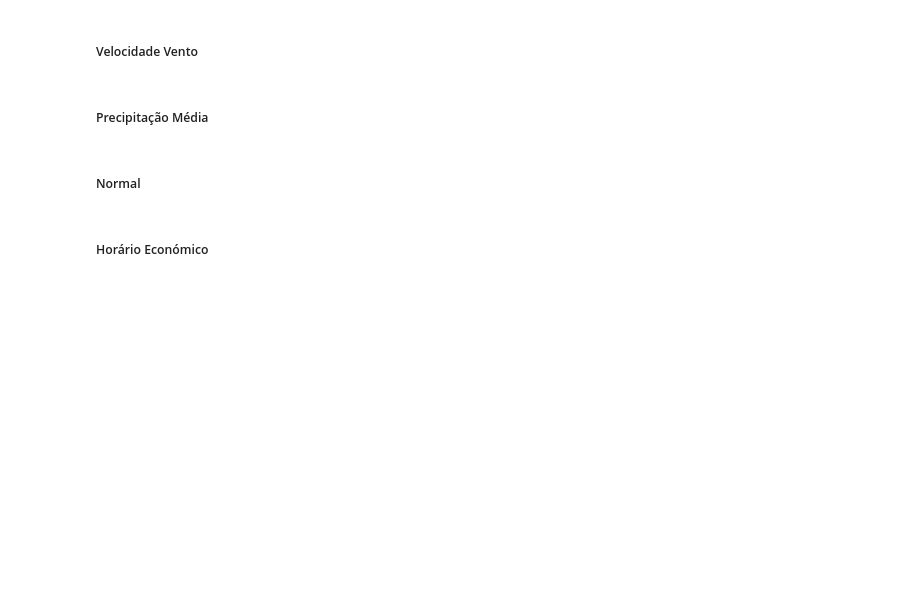
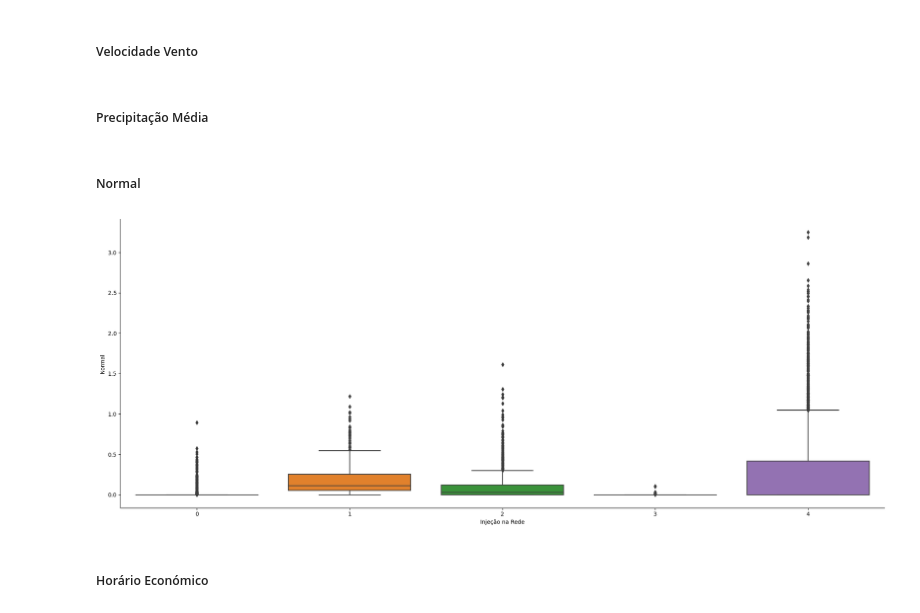
Before and after one commit to rafa2002/DAA-2324, a Jupyter notebook: competition/competition_xgboost.ipynb, the cells around one changed output. Cells and saved outputs as stored; diff of their text form; code cells hidden in the pictures; blank space fills up the shorter version.

```diff
--- a/competition/competition_xgboost.ipynb
+++ b/competition/competition_xgboost.ipynb
@@ -379,15 +427,21 @@ e_m = e_m[~(outliers_low|outliers_up)]
 ##### Humidade
 # %%
 #e_m['Humidade'] = winsorize(e_m['Humidade'], (0.0058,0.0))
+# %%
+outliers_low, outliers_up = get_outliers(0.7,1.5,'Humidade')
+# %%
+e_m.loc[outliers_low | outliers_up, 'Humidade'] = np.nan
 # %% [markdown]
 ##### Velocidade Vento
 # %%
-outliers_low, outliers_up = get_outliers(1.5,1.15,'Velocidade Vento')
+outliers_low, outliers_up = get_outliers(1.5,1.0,'Velocidade Vento')
 
-median = e_m['Velocidade Vento'].median()
+#median = e_m['Velocidade Vento'].median()
 
 # Substituindo os outliers na coluna 'Temperatura' pelo valor da mediana
-e_m.loc[outliers_low | outliers_up, 'Velocidade Vento'] = median
+#e_m.loc[outliers_low | outliers_up, 'Velocidade Vento'] = median
+# %%
+e_m.loc[outliers_low | outliers_up, 'Velocidade Vento'] = np.nan
 # %% [markdown]
 ##### Precipitação Média
 # %% [markdown]
@@ -397,3 +455,8 @@ e_m.loc[outliers_low | outliers_up, 'Velocidade Vento'] = median
+# %%
+sns.catplot( x="Injeção na Rede", y='Normal', data=e_m, kind="box", height=8, aspect=2.5)
+plt.show()
+# %% [output]
+[figure, added]
 # %% [markdown]
 ##### Horário Económico
 # %%
```
Also changed, not shown: parts of 55 cells of this notebook, 2 other files.
